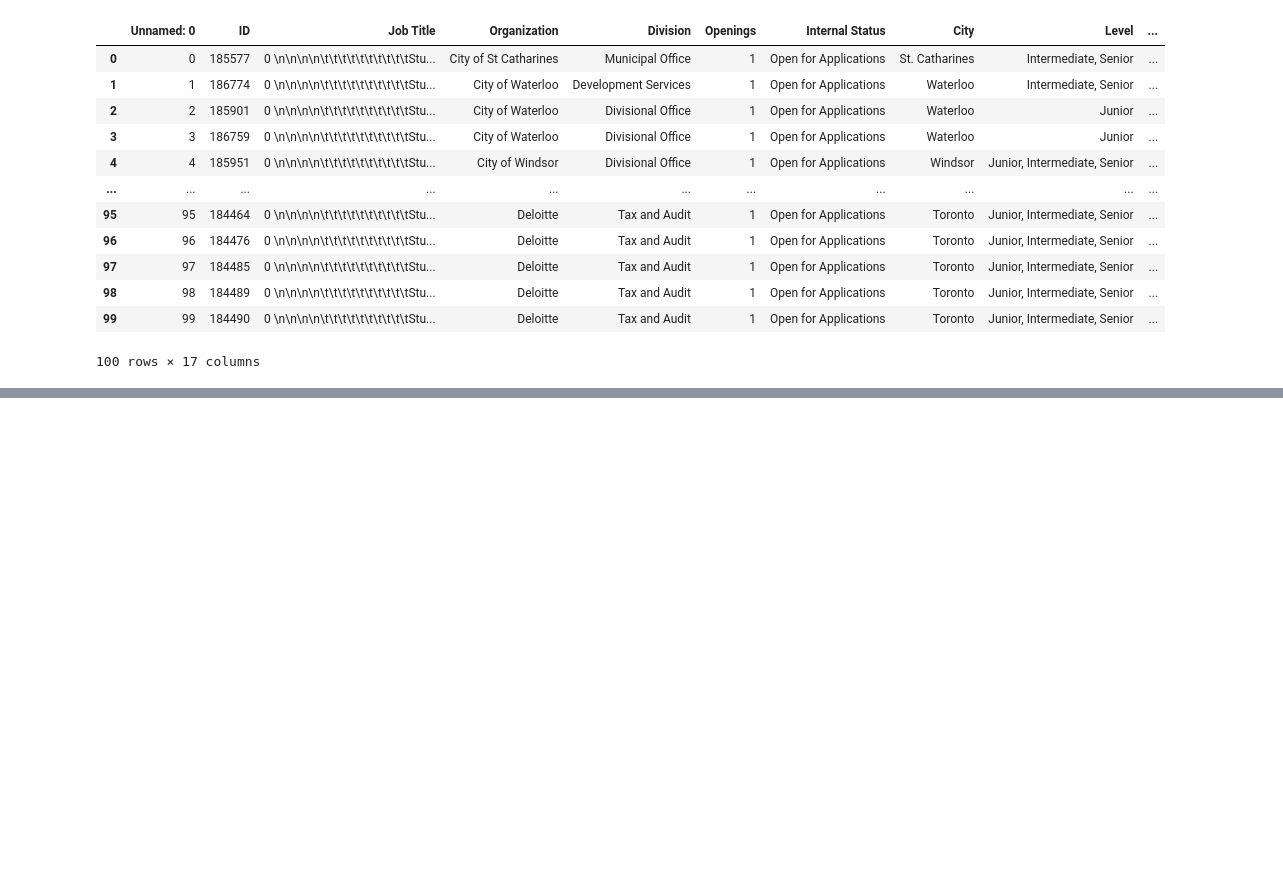
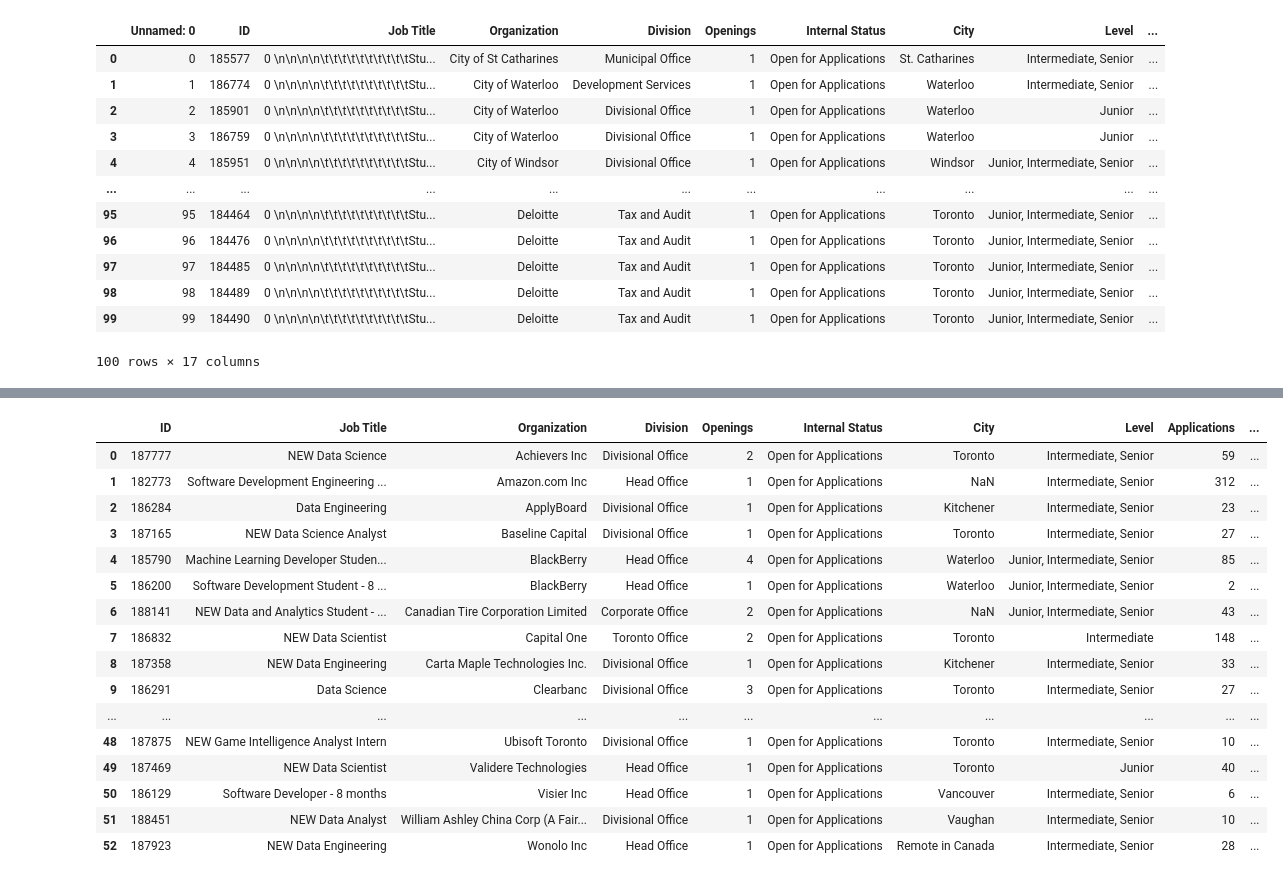
Before and after one commit to EstherJin/WaterlooWorks-Desirability-Predictor, a Jupyter notebook: WW-Scrapping-good.ipynb, the cells around one changed output, grey strips where cells are left out. Drawn from its saved outputs; the diff is of its cells as text; code cells hidden in the pictures; blank space fills up the shorter version.

```diff
--- a/WW-Scrapping-good.ipynb
+++ b/WW-Scrapping-good.ipynb
@@ -389,0 +798,22 @@ df
+# %%
+bill_shortlist = pd.read_csv("bill_shortlist.csv")
+# %%
+bill_shortlist
+# %% [output]
+|  | ID | Job Title | Organization | Division | Openings | Internal Status | City | Level | Applications | ... |
+| 0 | 187777 | NEW Data Science | Achievers Inc | Divisional Office | 2 | Open for Applications | Toronto | Intermediate, Senior | 59 | ... |
+| 1 | 182773 | Software Development Engineering ... | Amazon.com Inc | Head Office | 1 | Open for Applications | NaN | Intermediate, Senior | 312 | ... |
+| 2 | 186284 | Data Engineering | ApplyBoard | Divisional Office | 1 | Open for Applications | Kitchener | Intermediate, Senior | 23 | ... |
+| 3 | 187165 | NEW Data Science Analyst | Baseline Capital | Divisional Office | 1 | Open for Applications | Toronto | Intermediate, Senior | 27 | ... |
+| 4 | 185790 | Machine Learning Developer Studen... | BlackBerry | Head Office | 4 | Open for Applications | Waterloo | Junior, Intermediate, Senior | 85 | ... |
+| 5 | 186200 | Software Development Student - 8 ... | BlackBerry | Head Office | 1 | Open for Applications | Waterloo | Junior, Intermediate, Senior | 2 | ... |
+| 6 | 188141 | NEW Data and Analytics Student - ... | Canadian Tire Corporation Limited | Corporate Office | 2 | Open for Applications | NaN | Junior, Intermediate, Senior | 43 | ... |
+| 7 | 186832 | NEW Data Scientist | Capital One | Toronto Office | 2 | Open for Applications | Toronto | Intermediate | 148 | ... |
+| 8 | 187358 | NEW Data Engineering | Carta Maple Technologies Inc. | Divisional Office | 1 | Open for Applications | Kitchener | Intermediate, Senior | 33 | ... |
+| 9 | 186291 | Data Science | Clearbanc | Divisional Office | 3 | Open for Applications | Toronto | Intermediate, Senior | 27 | ... |
+| ... | ... | ... | ... | ... | ... | ... | ... | ... | ... | ... |
+| 48 | 187875 | NEW Game Intelligence Analyst Intern | Ubisoft Toronto | Divisional Office | 1 | Open for Applications | Toronto | Intermediate, Senior | 10 | ... |
+| 49 | 187469 | NEW Data Scientist | Validere Technologies | Head Office | 1 | Open for Applications | Toronto | Junior | 40 | ... |
+| 50 | 186129 | Software Developer - 8 months | Visier Inc | Head Office | 1 | Open for Applications | Vancouver | Intermediate, Senior | 6 | ... |
+| 51 | 188451 | NEW Data Analyst | William Ashley China Corp (A Fair... | Divisional Office | 1 | Open for Applications | Vaughan | Intermediate, Senior | 10 | ... |
+| 52 | 187923 | NEW Data Engineering | Wonolo Inc | Head Office | 1 | Open for Applications | Remote in Canada | Intermediate, Senior | 28 | ... |
```
Also changed, not shown: parts of 96 cells of this notebook, 5 other files.
